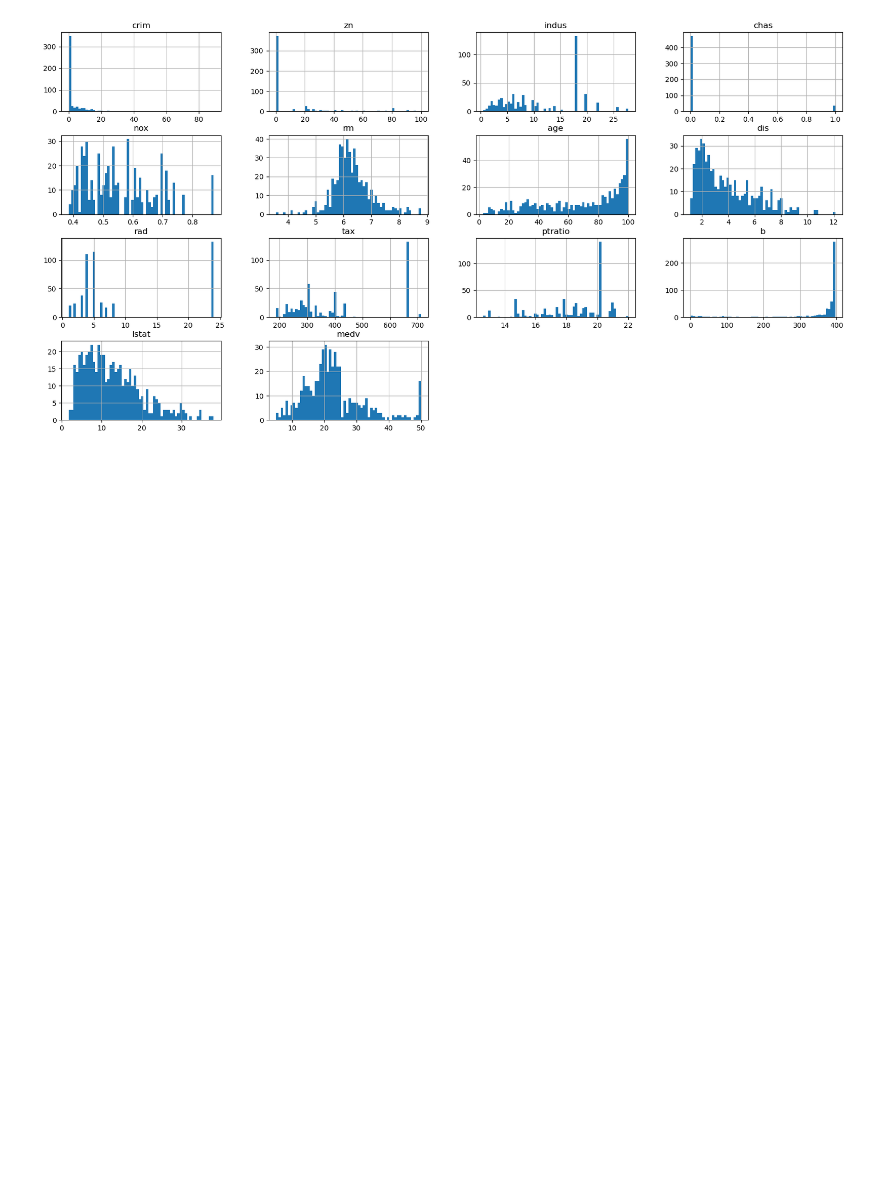
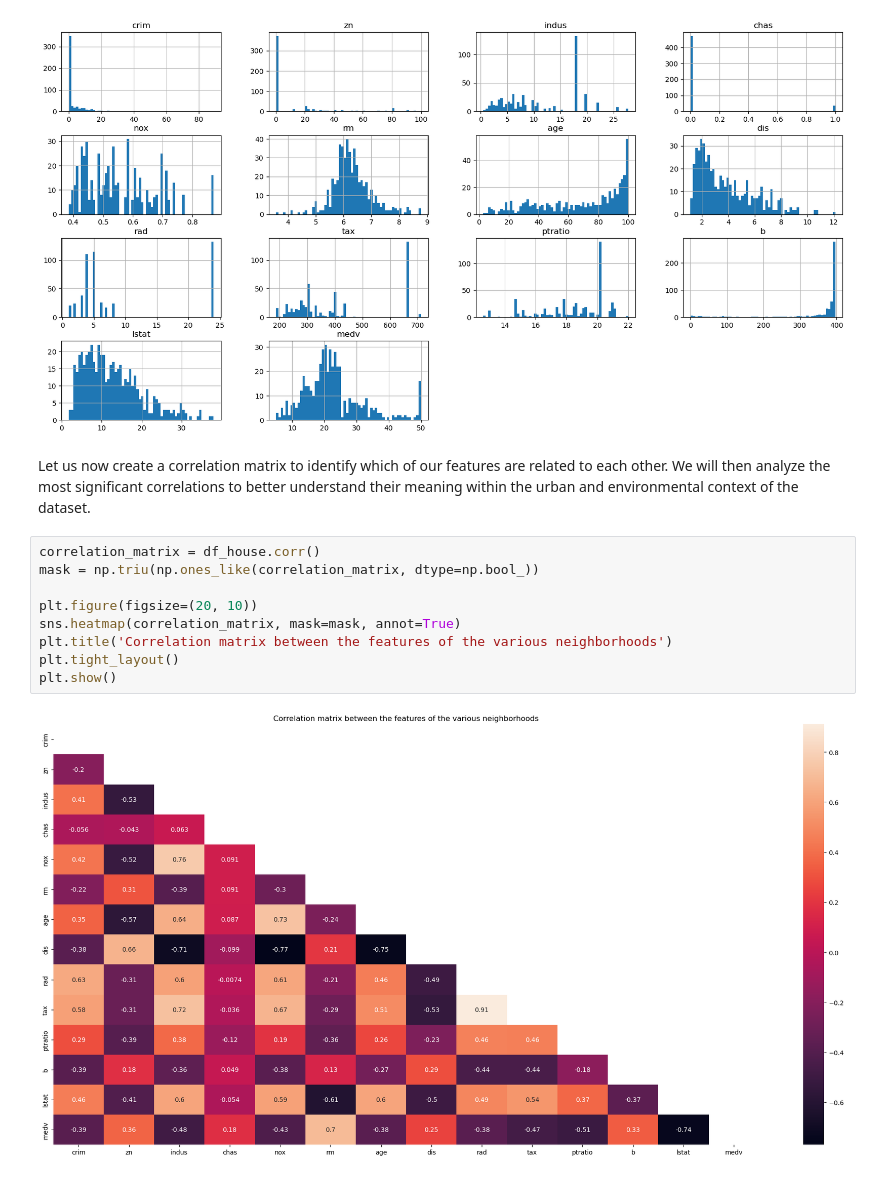
Before and after one commit to danielenotarangelo/EDA-projects, a Jupyter notebook: Boston House Price EDA/Boston_House_Price_EDA.ipynb, the cells around one changed output. Saved outputs shown, nothing was run; the diff lists cells and outputs as text; blank space fills up the shorter version.

```diff
--- a/Boston House Price EDA/Boston_House_Price_EDA.ipynb
+++ b/Boston House Price EDA/Boston_House_Price_EDA.ipynb
@@ -105,3 +93,16 @@ array([[<Axes: title={'center': 'crim'}>, <Axes: title={'center': 'zn'}>,
         <Axes: title={'center': 'medv'}>, <Axes: >, <Axes: >]],
       dtype=object)
 [figure]
+# %% [markdown]
+Let us now create a correlation matrix to identify which of our features are related to each other. We will then analyze the most significant correlations to better understand their meaning within the urban and environmental context of the dataset.
+# %%
+correlation_matrix = df_house.corr()
+mask = np.triu(np.ones_like(correlation_matrix, dtype=np.bool_))
+
+plt.figure(figsize=(20, 10))
+sns.heatmap(correlation_matrix, mask=mask, annot=True)
+plt.title('Correlation matrix between the features of the various neighborhoods')
+plt.tight_layout()
+plt.show()
+# %% [output]
+[figure, added]
```
Also changed, not shown: parts of 16 cells of this notebook.
